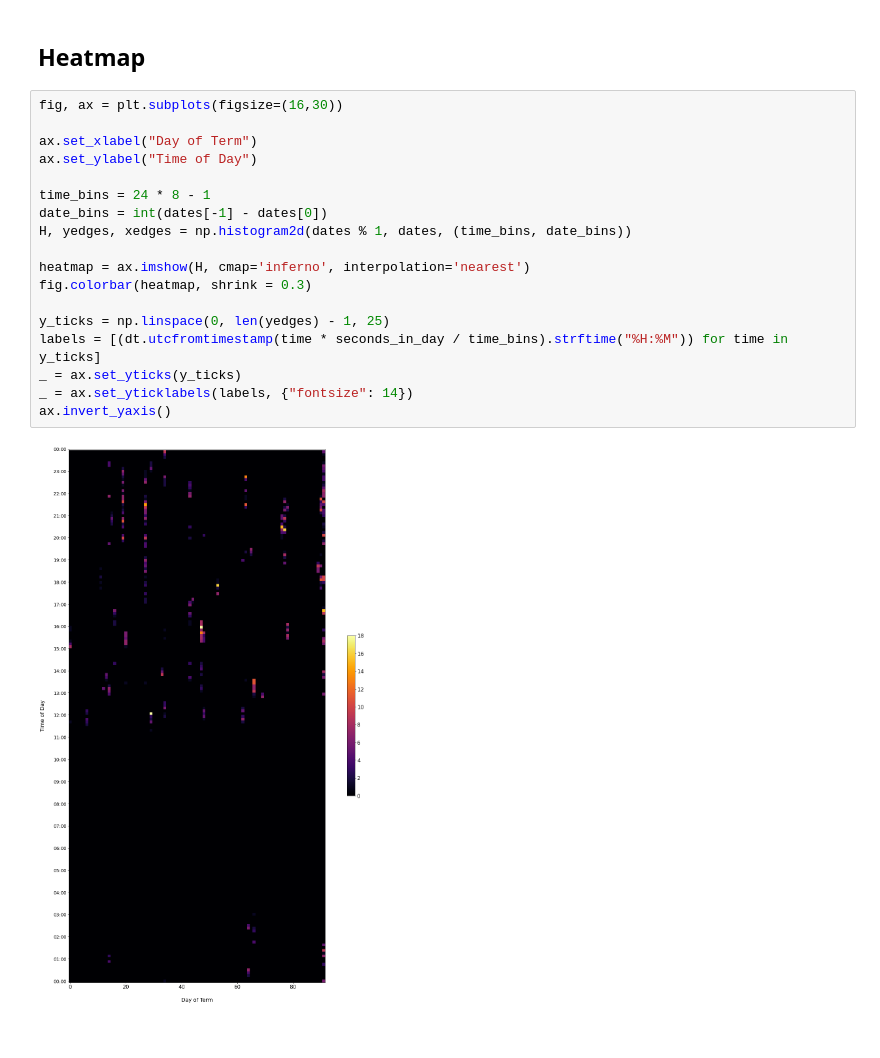
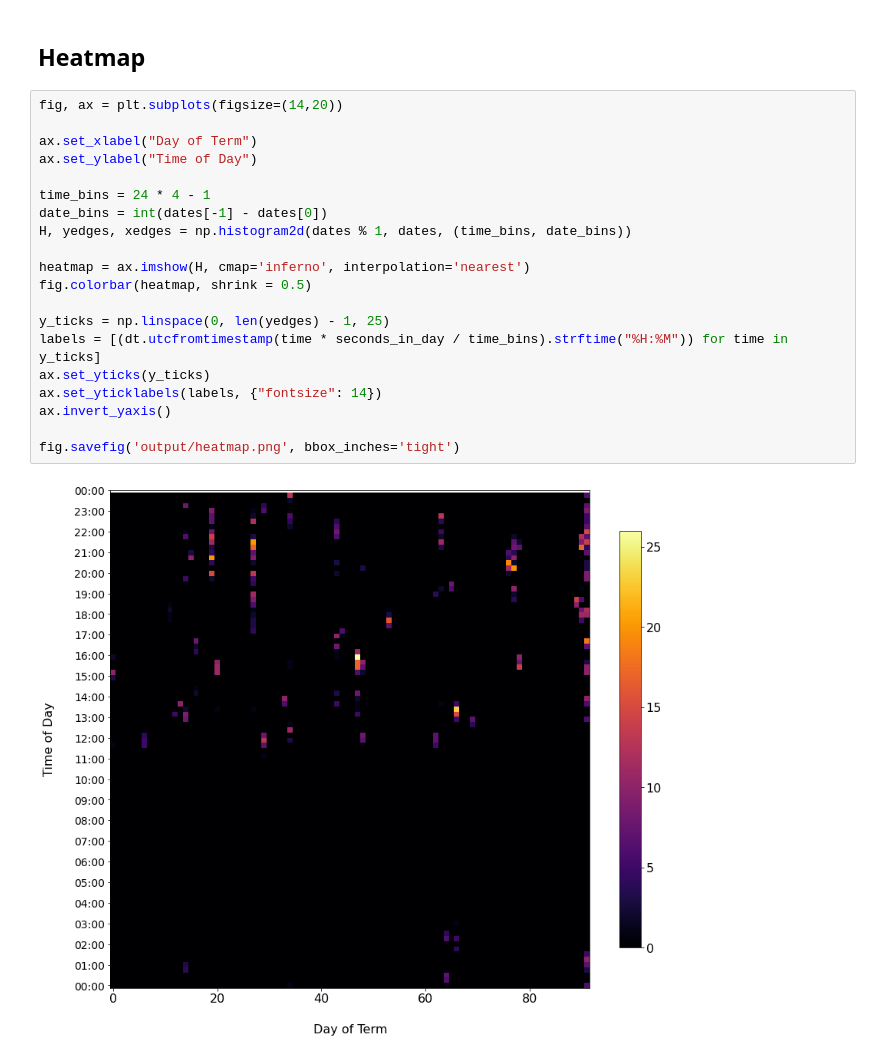
Before and after one commit to qhyun2/DVATIHCRBMCS136C, a Jupyter notebook: Visualizations.ipynb, the cells around one changed output. Saved outputs shown, nothing was run; the diff lists cells and outputs as text.

```diff
--- a/Visualizations.ipynb
+++ b/Visualizations.ipynb
@@ -141,22 +144,24 @@ _ = ax.set_xlim(0)
 # %% [markdown]
 ## Heatmap
 # %%
-fig, ax = plt.subplots(figsize=(16,30))
+fig, ax = plt.subplots(figsize=(14,20))
 
 ax.set_xlabel("Day of Term")
 ax.set_ylabel("Time of Day")
 
-time_bins = 24 * 8 - 1
+time_bins = 24 * 4 - 1
 date_bins = int(dates[-1] - dates[0])
 H, yedges, xedges = np.histogram2d(dates % 1, dates, (time_bins, date_bins))
 
 heatmap = ax.imshow(H, cmap='inferno', interpolation='nearest')
-fig.colorbar(heatmap, shrink = 0.3)
+fig.colorbar(heatmap, shrink = 0.5)
 
 y_ticks = np.linspace(0, len(yedges) - 1, 25)
 labels = [(dt.utcfromtimestamp(time * seconds_in_day / time_bins).strftime("%H:%M")) for time in y_ticks]
-_ = ax.set_yticks(y_ticks)
-_ = ax.set_yticklabels(labels, {"fontsize": 14})
+ax.set_yticks(y_ticks)
+ax.set_yticklabels(labels, {"fontsize": 14})
 ax.invert_yaxis()
+
+fig.savefig('output/heatmap.png', bbox_inches='tight')
 # %% [output]
-[figure, old version]
+[figure, new version]
```
Also changed, not shown: parts of 3 cells of this notebook, 5 other files.
